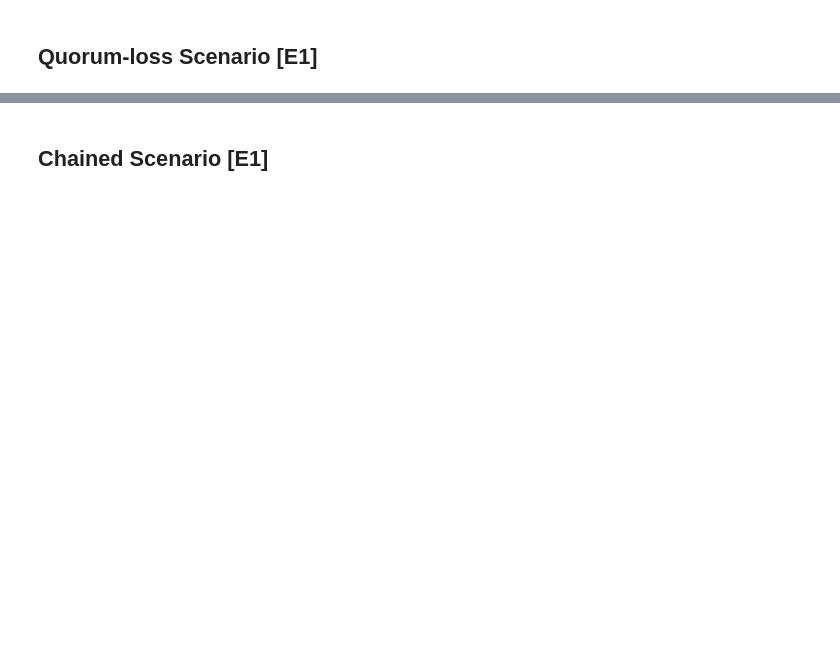
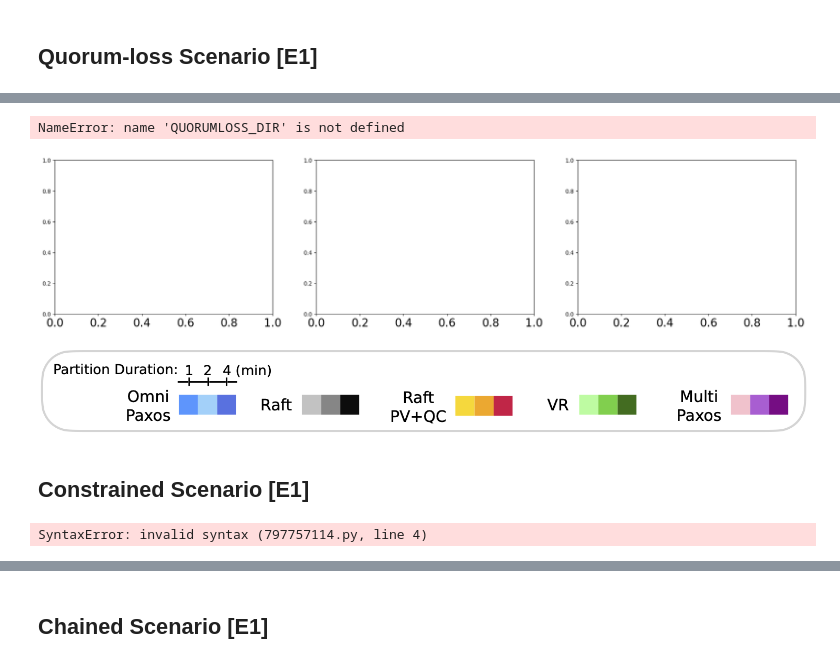
Before and after one commit to haraldng/omnipaxos-artifacts, a Jupyter notebook: visualisation/Plotter.ipynb, the cells around one changed output, grey strips where cells are left out. Saved outputs shown, nothing was run; the diff lists cells and outputs as text; code cells hidden in the pictures; blank space fills up the shorter version.

```diff
--- a/visualisation/Plotter.ipynb
+++ b/visualisation/Plotter.ipynb
@@ -147,9 +147,9 @@ markers = {
 
 ### Style and helper functions
 # %%
-BAR_WIDTH= 0.75
-BAR_DIST = 0.35
-BASE = 1.7
+BAR_WIDTH= 1
+BAR_DIST = BAR_WIDTH
+BASE = 4
 GROUP_DIST = 10
 
 TIMEOUTS = ["50ms","500ms","5000ms"]
@@ -327,0 +256,5 @@ Image(filename='legends-nochained.png')
+# %%
+WIDTH = 24
+HEIGHT = 5
+y_max_factor = 6
+Y_LIMITS = [50*y_max_factor, 500*y_max_factor, 5000*y_max_factor]
@@ -327,0 +283,21 @@ Image(filename='legends-nochained.png')
+# %%
+# Dictionary to help structure the results to be plotted
+def get_empty_algo_dict():
+    return {
+        'paxos' : (np.zeros(len(DURATIONS)), ci_init()),
+        'raft' : (np.zeros(len(DURATIONS)), ci_init()),
+        'raft_pv_qc' : (np.zeros(len(DURATIONS)), ci_init()),
+        'vr' : (np.zeros(len(DURATIONS)), ci_init()),
+        'multi-paxos' : (np.zeros(len(DURATIONS)), ci_init()),
+    }
+
+# The array for each entry in the dictionary should be sorted based on election timeout.
+def get_duration_idx(s):
+    if s == 60:
+        return 0
+    elif s == 120:
+        return 1
+    elif s == 240:
+        return 2
+    else:
+        return -1
@@ -360,0 +401,28 @@ Reading vr,5,500,5min,off,none,quorum_loss-60,50ms.data ...
+# %%
+fig, ax = plt.subplots(1, 3)
+fig.set_size_inches(WIDTH, HEIGHT)
+check_decided = False
+subdir = "5-500-off/longest_down_time"
+scenario = "quorum_loss"
+
+for (idx, (timeout, y_lim)) in enumerate(zip(TIMEOUTS, Y_LIMITS)):
+    all_same_timeout = read_timeout_dir(QUORUMLOSS_DIR, check_decided, subdir, scenario, timeout)
+    plot_all_bars_new(ax[idx], all_same_timeout, y_lim, False)
+
+plt.savefig("{}.pdf".format(scenario), dpi = 600, bbox_inches='tight')
+# %% [output]
+NameError: name 'QUORUMLOSS_DIR' is not defined
+[figure, added]
+# %%
+Image(filename='legend.png')
+# %% [output]
+[figure, new version]
+# %% [markdown]
+## Constrained Scenario [E1] <a id='constrained'></a>
+# %%
+# Insert path to directory in meta_results here
+# Example:
+# CONSTRAINED_DIR = "/home/username/omnipaxos-artifacts/meta_results/pc"
+CONSTRAINED_DIR = # INSERT PATH HERE
+# %% [output]
+SyntaxError: invalid syntax (797757114.py, line 4)
```
Also changed, not shown: parts of 34 cells of this notebook, 3 other files.
